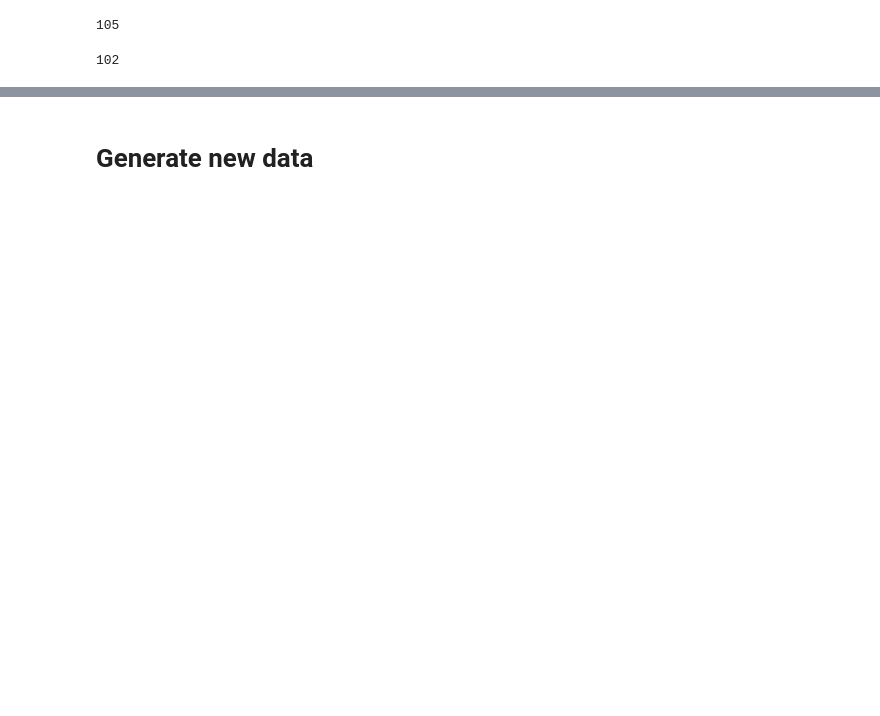
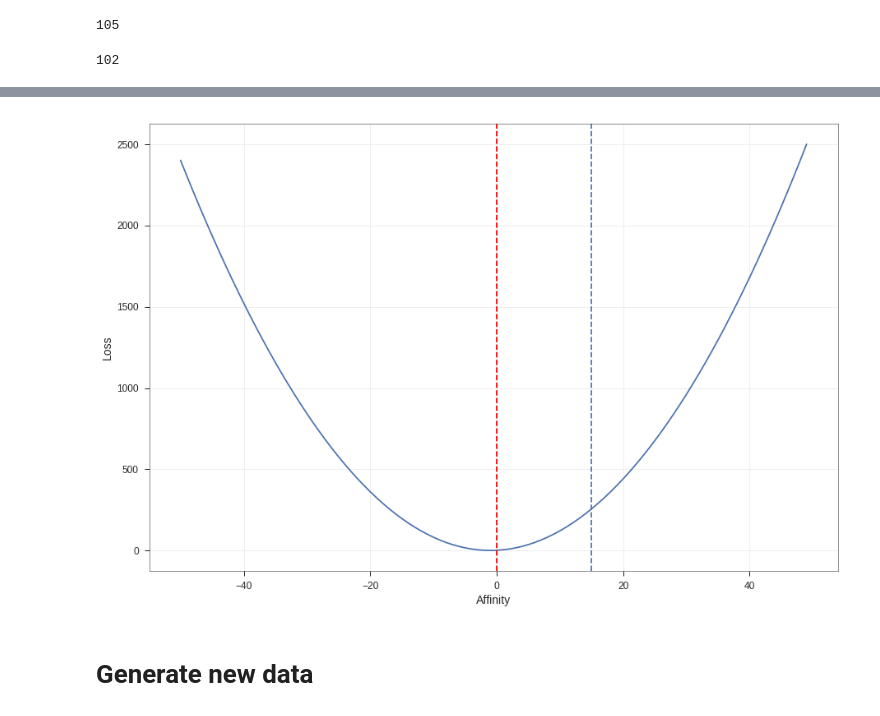
Before and after one commit to mamanain/DrugGenNN, a Jupyter notebook: TransferLearning.ipynb, the cells around one changed output, grey strips where cells are left out. Cells and saved outputs as stored; diff of their text form; code cells hidden in the pictures; blank space fills up the shorter version.

```diff
--- a/TransferLearning.ipynb
+++ b/TransferLearning.ipynb
@@ -333,5 +363,29 @@ plt.plot(high)
 # %%
 model.save('good_enough.chkpt')
+# %%
+import matplotlib.pyplot as plt
+
+a=[]
+b=[]
+# y=0
+# x=-50
+
+for x in range(-50,50,1):
+    y=x**2+2*x+2
+    a.append(x)
+    b.append(y)
+    #x= x+1
+
+fig= plt.figure(figsize=[15, 10])
+axes=fig.add_subplot(111)
+axes.plot(a,b)
+axes.set_xlabel('Affinity')
+axes.set_ylabel('Loss')
+plt.axvline(15, ls='dashed')
+plt.axvline(0, ls='dashed', color='red')
+plt.show()
+# %% [output]
+[figure, added]
 # %% [markdown]
 # Generate new data
 # %%
```
Also changed, not shown: parts of 15 cells of this notebook.
